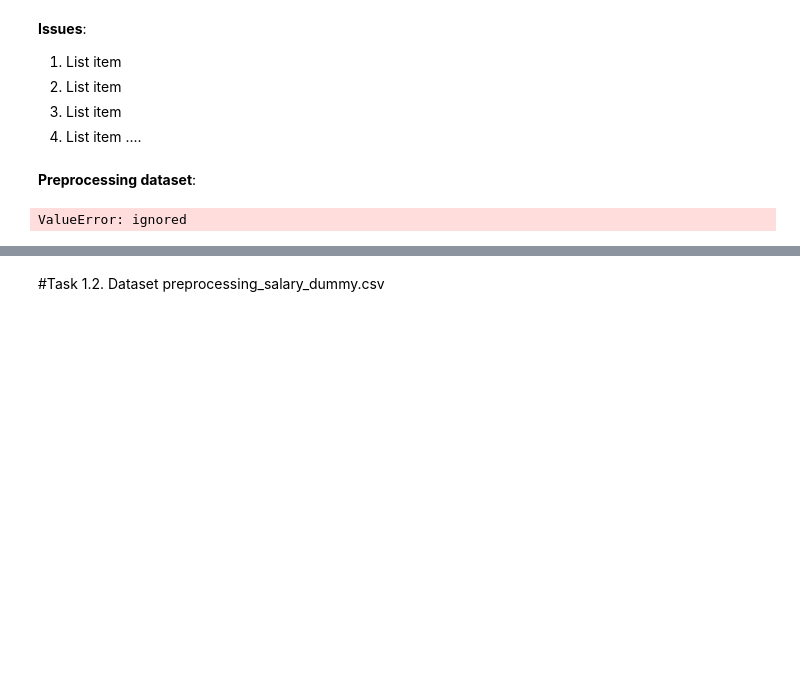
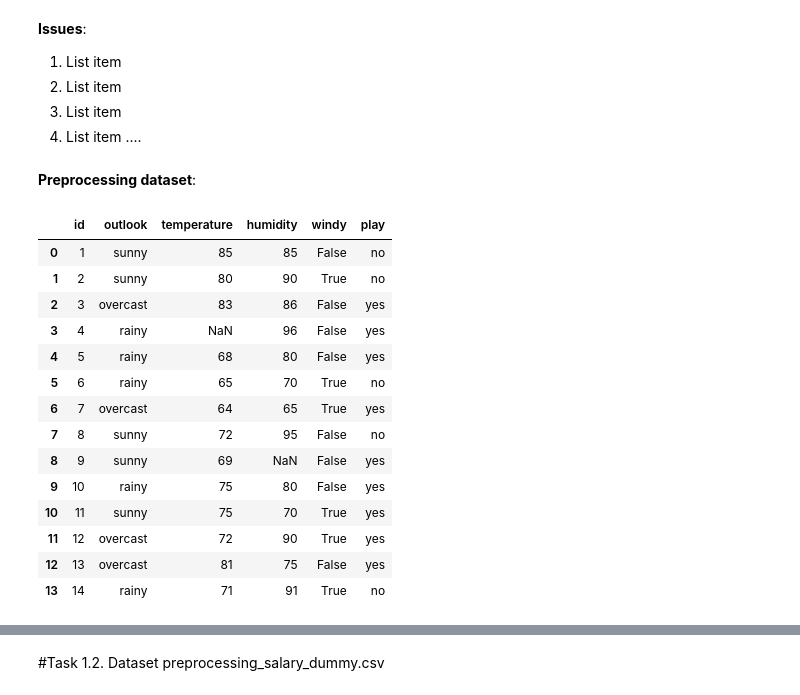
Before and after one commit to phannguyengiangan/Machine_Learning, a Jupyter notebook: Lab_3_20130332_PhanNguyenGiaNgan.ipynb, the cells around one changed output, grey strips where cells are left out. Cells and saved outputs as stored; diff of their text form; code cells hidden in the pictures; blank space fills up the shorter version.

```diff
--- a/Lab_3_20130332_PhanNguyenGiaNgan.ipynb
+++ b/Lab_3_20130332_PhanNguyenGiaNgan.ipynb
@@ -37,11 +38,23 @@ dataset2 = pd.read_csv("preprocessing_salary_dummy.csv")
 ....
 # %% [markdown]
 **Preprocessing dataset**:
-# %%
-from scipy.sparse import data
-#code
-from sklearn.impute import SimpleImputer
-imputer = SimpleImputer(missing_values= np.nan, strategy= 'mean')
-data[['temperature','']]
-# %% [output]
-ValueError: ignored
+# %%
+#code
+data = pd.read_csv('preprocessing_weather.csv')
+data
+# %% [output]
+|  | id | outlook | temperature | humidity | windy | play |
+| 0 | 1 | sunny | 85 | 85 | False | no |
+| 1 | 2 | sunny | 80 | 90 | True | no |
+| 2 | 3 | overcast | 83 | 86 | False | yes |
+| 3 | 4 | rainy | NaN | 96 | False | yes |
+| 4 | 5 | rainy | 68 | 80 | False | yes |
+| 5 | 6 | rainy | 65 | 70 | True | no |
+| 6 | 7 | overcast | 64 | 65 | True | yes |
+| 7 | 8 | sunny | 72 | 95 | False | no |
+| 8 | 9 | sunny | 69 | NaN | False | yes |
+| 9 | 10 | rainy | 75 | 80 | False | yes |
+| 10 | 11 | sunny | 75 | 70 | True | yes |
+| 11 | 12 | overcast | 72 | 90 | True | yes |
+| 12 | 13 | overcast | 81 | 75 | False | yes |
+| 13 | 14 | rainy | 71 | 91 | True | no |
```
Also changed, not shown: parts of 15 cells of this notebook.
